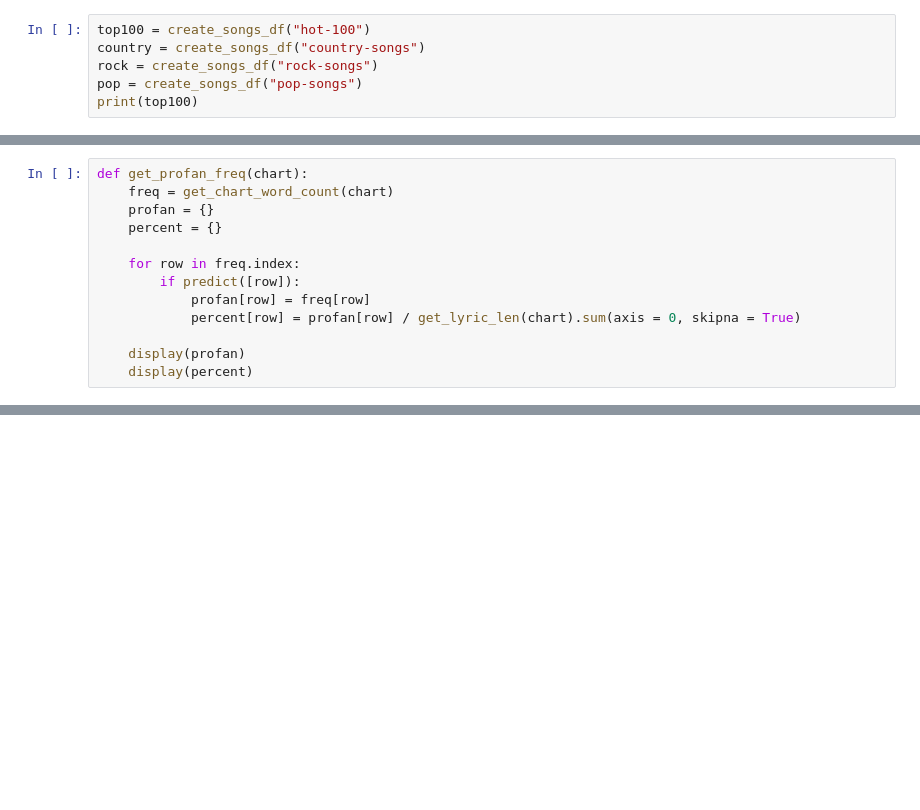
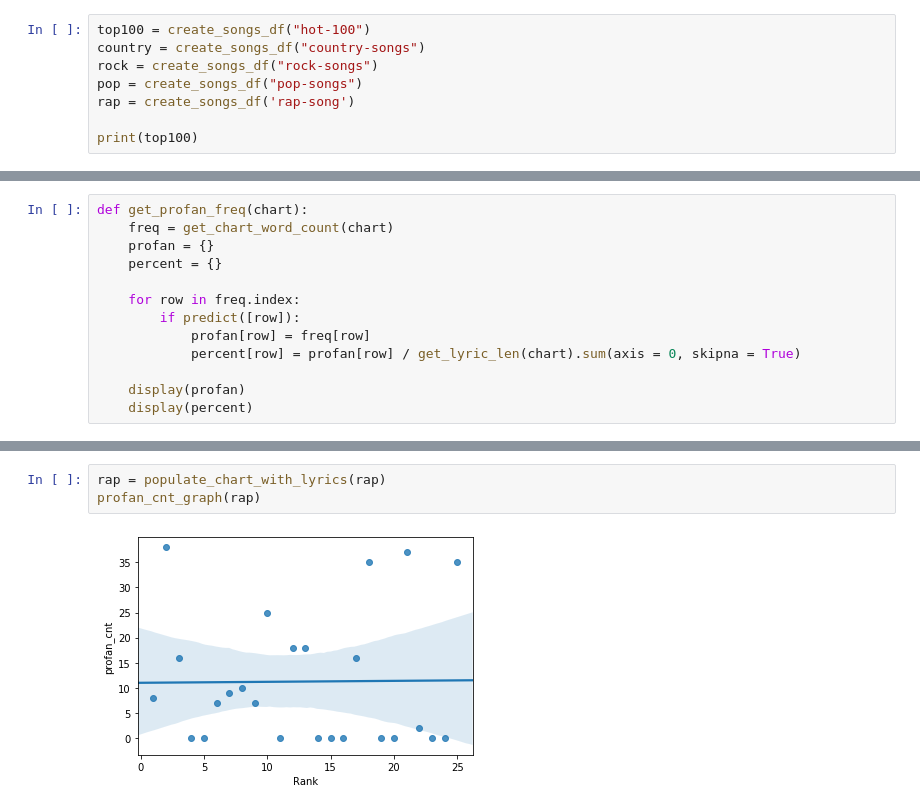
Before and after one commit to suttonr75/320FinalFall2019, a Jupyter notebook: FinalProject.ipynb, the cells around one changed output, grey strips where cells are left out. Saved outputs shown, nothing was run; the diff lists cells and outputs as text; blank space fills up the shorter version.

```diff
--- a/FinalProject.ipynb
+++ b/FinalProject.ipynb
@@ -53,5 +56,7 @@ top100 = create_songs_df("hot-100")
 country = create_songs_df("country-songs")
 rock = create_songs_df("rock-songs")
 pop = create_songs_df("pop-songs")
+rap = create_songs_df('rap-song')
+
 print(top100)
 # %% [output]
@@ -565,3 +636,8 @@ get_profan_freq(pop)
+# %%
+rap = populate_chart_with_lyrics(rap)
+profan_cnt_graph(rap)
+# %% [output]
+[figure, added]
 # %%
 #Matching songs based off of lyrics
 #A person enters n lyrics and we try to match which song in top100 is the best match
```
Also changed, not shown: parts of 28 cells of this notebook.
